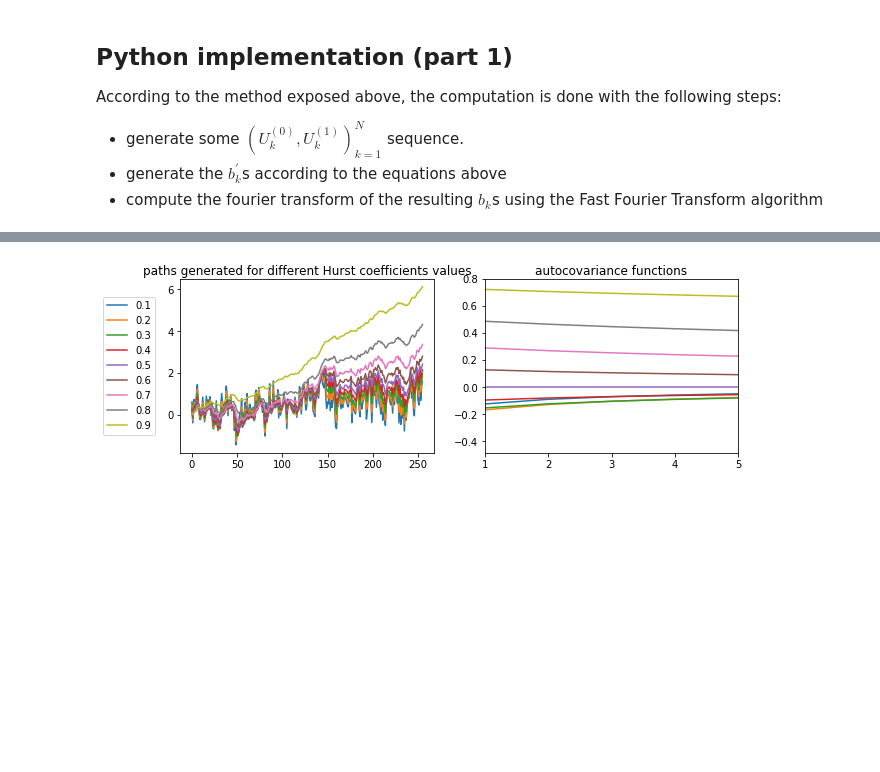
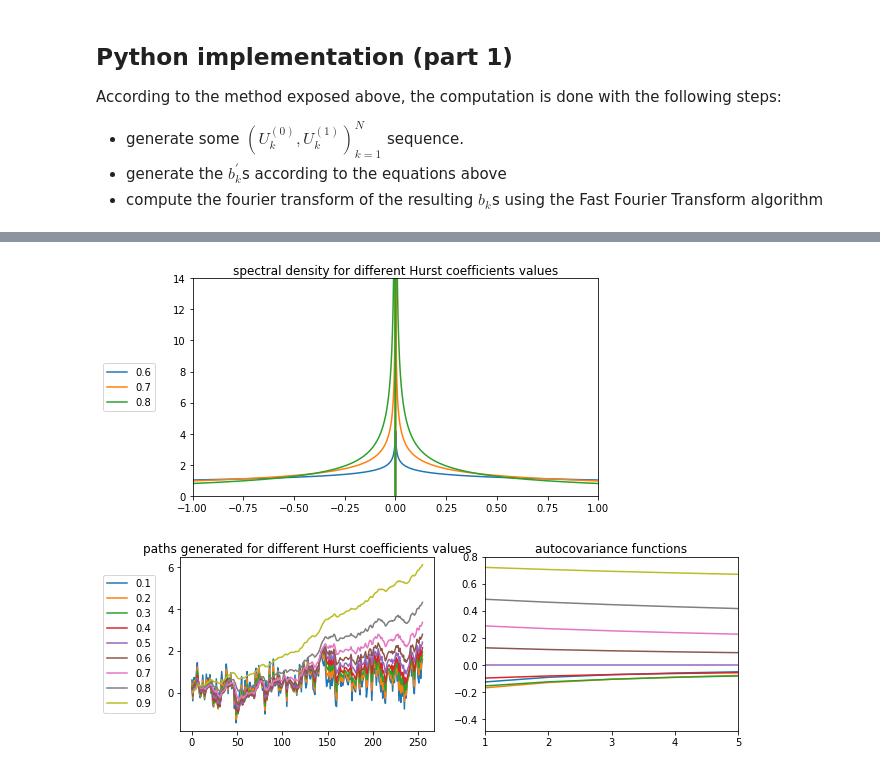
Before and after one commit to auserj/jupyterNotebooks, a Jupyter notebook: Fractional Brownian Motions/Paxson Method.ipynb, the cells around one changed output, grey strips where cells are left out. Saved outputs shown, nothing was run; the diff lists cells and outputs as text; code cells hidden in the pictures; blank space fills up the shorter version.

Commit message:
added graph for spectral density

```diff
--- a/Fractional Brownian Motions/Paxson Method.ipynb
+++ b/Fractional Brownian Motions/Paxson Method.ipynb
@@ -148,10 +148,7 @@ def b3Est(l, H):
     d = -2.0 * H - 1.0
     dprime = -2.0 * H
 
-    res = (6.0 * pi + l) ** dprime +
-            (6.0 * pi - l) ** dprime +
-            (8.0 * pi + l) ** dprime +
-            (8.0 * pi - l) ** dprime
+    res = (6.0 * pi + l) ** dprime + (6.0 * pi - l) ** dprime + (8.0 * pi + l) ** dprime + (8.0 * pi - l) ** dprime
 
     res = res / (8.0 * H * pi)
 
@@ -166,4 +163,4 @@ def bEstAdj(l, H):
 # approximate the spectral density of the process
 def spectrum(l, H):
     g = gamma(2.0 * H + 1.0)
-    return 2.0 * sin(pi * H) * g * (1.0 - cos(l)) * (abs(l) ** (-2.0 * H - 1.0) + bEstAdj(l, H))
+    return 2.0 * np.sin(pi * H) * g * (1.0 - np.cos(l)) * (abs(l) ** (-2.0 * H - 1.0) + bEstAdj(l, H))
@@ -172,3 +167,20 @@ SyntaxError: invalid syntax (<ipython-input-1-558995f857eb>, line 27)
+# %%
+H = [0.6, 0.7, 0.8]
+l = np.arange(-1.0, 1.001, 0.001)
+
+res = zip(H, [spectrum(l, h) for h in H])
+
+fig = plt.figure(figsize=(16, 10))
+ax = fig.add_subplot(221)
+[ax.plot(l, s[1], label=s[0]) for s in res]
+ax.set_title('spectral density for different Hurst coefficients values')
+ax.legend(loc='center right', bbox_to_anchor=(-0.08, 0.5))
+ax.set_ylim(0.0, 14.0)
+ax.set_xlim(-1.0, 1.0)
+fig.subplots_adjust(hspace=.5)
+plt.show()
+# %% [output]
+[figure, added]
 # %%
 def paxson(H, n, T, cum, seed = None):
 
```
Also changed, not shown: parts of 1 cell of this notebook.
